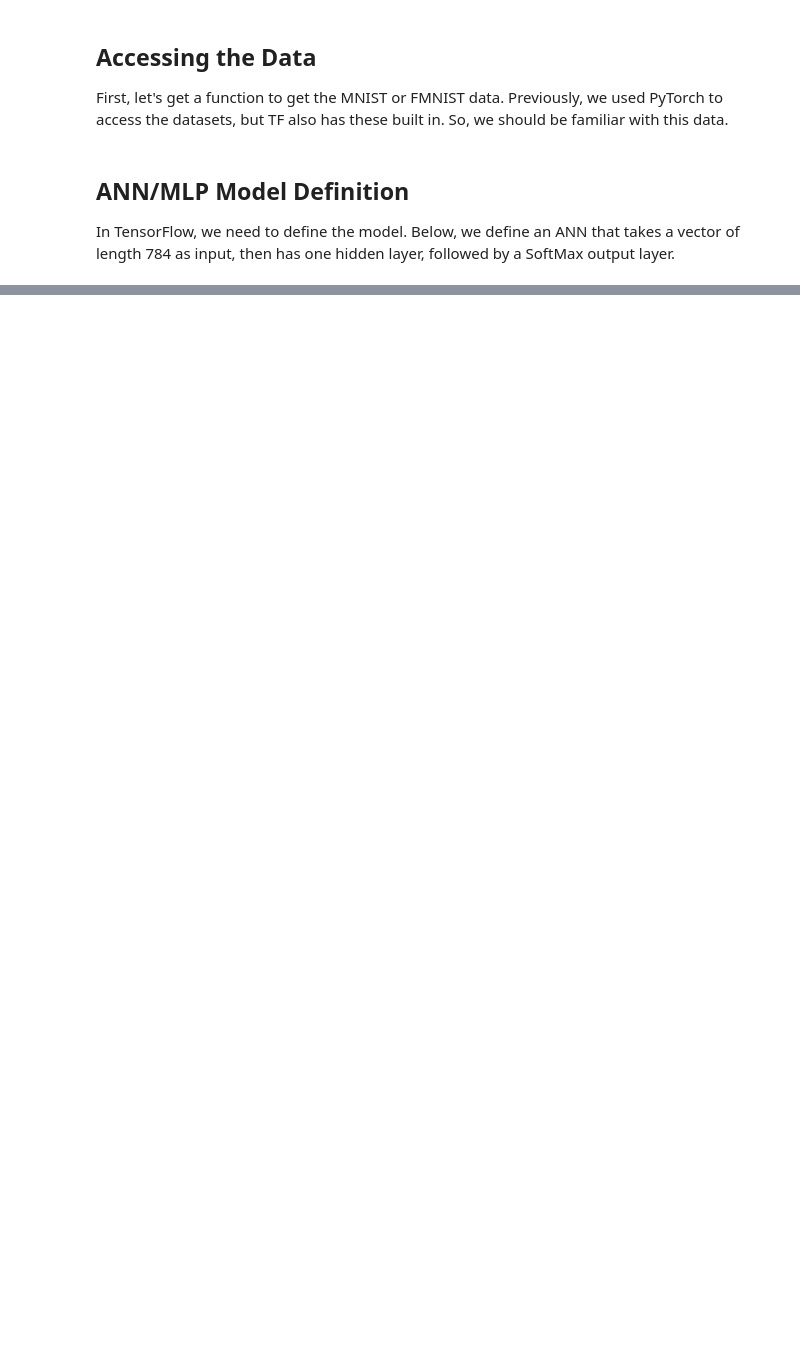
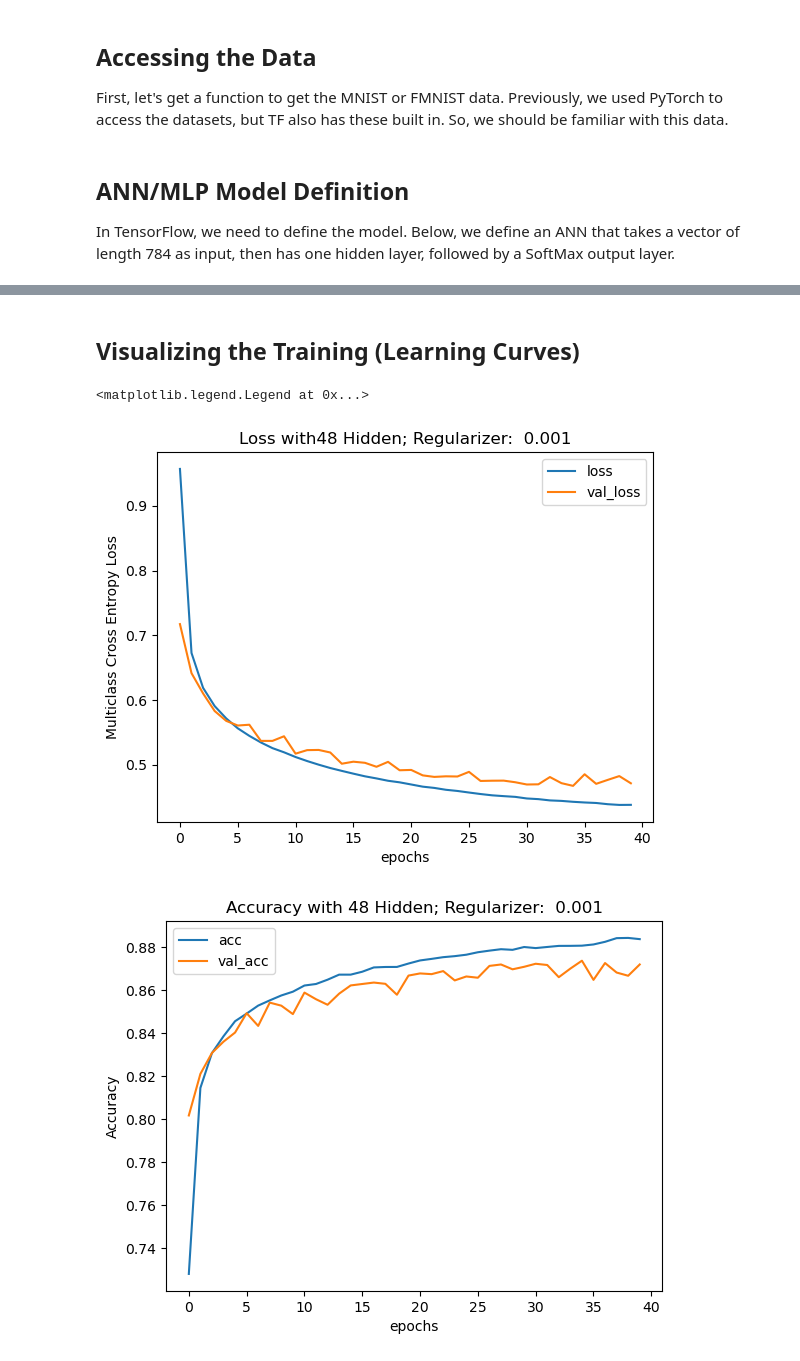
Before and after one commit to keithchugg/ee559_spring2023, a Jupyter notebook: lecture/mnist_mlp_tensorflow.ipynb, the cells around one changed output, grey strips where cells are left out. Cells and saved outputs as stored; diff of their text form; code cells hidden in the pictures; blank space fills up the shorter version.

```diff
--- a/lecture/mnist_mlp_tensorflow.ipynb
+++ b/lecture/mnist_mlp_tensorflow.ipynb
@@ -21,7 +22,7 @@ from tensorflow.keras import regularizers
 ## Accessing the Data
 First, let's get a function to get the MNIST or FMNIST data.  Previously, we used PyTorch to access the datasets, but TF also has these built in.  So, we should be familiar with this data.
 # %%
-USE_FASHION_MNIST = False
+USE_FASHION_MNIST = True
 
 #### get the daatset
 
@@ -44,7 +45,7 @@ test_images = test_images.reshape( (10000, num_pixels) ).astype(np.float32)  / 2
 In TensorFlow, we need to define the model.  Below, we define an ANN that takes a vector of length 784 as input, then has one hidden layer, followed by a SoftMax output layer.
 # %%
 ## tSome hyper-parameters for our model
-reg_val = 0.0001
+reg_val = 0.001
 hidden_nodes = 48
 
 
@@ -170,0 +95,3 @@ This can be addressed with multiclass logistic regression where the max operatio
+# %%
+our_first_model.compile(optimizer='sgd', loss=SparseCategoricalCrossentropy(), metrics=['accuracy'])
+results = our_first_model.fit(train_images,  train_labels, batch_size=32, epochs=40, validation_split=0.2)
@@ -170,0 +116,34 @@ This can be addressed with multiclass logistic regression where the max operatio
+# %% [markdown]
+## Visualizing the Training (Learning Curves)
+# %%
+# plot our learning curves
+# results.history is a dictionary
+loss = results.history['loss']
+val_loss = results.history['val_loss']
+acc = results.history['accuracy']
+val_acc = results.history['val_accuracy']
+
+epochs = np.arange(len(loss))
+
+plt.figure()
+plt.plot(epochs, loss, label='loss')
+plt.plot(epochs, val_loss, label='val_loss')
+plt.xlabel('epochs')
+plt.ylabel('Multiclass Cross Entropy Loss')
+plt.title(f'Loss with{hidden_nodes} Hidden; Regularizer: {reg_val : 3.2g}')
+plt.legend()
+# plt.savefig(f'learning_loss_R_{reg_val}_D_{dropout_rate}_H_{hidden_nodes}.png', dpi=256)
+
+
+plt.figure()
+plt.plot(epochs, acc, label='acc')
+plt.plot(epochs, val_acc, label='val_acc')
+plt.xlabel('epochs')
+plt.ylabel('Accuracy')
+plt.title(f'Accuracy with {hidden_nodes} Hidden; Regularizer: {reg_val : 3.2g}')
+plt.legend()
+# plt.savefig(f'learning_acc_R_{reg_val}_D_{dropout_rate}_H_{hidden_nodes}.png', dpi=256)
+# %% [output]
+<matplotlib.legend.Legend at 0x...>
+[figure, added]
+[figure, added]
```
Also changed, not shown: parts of 24 cells of this notebook.
